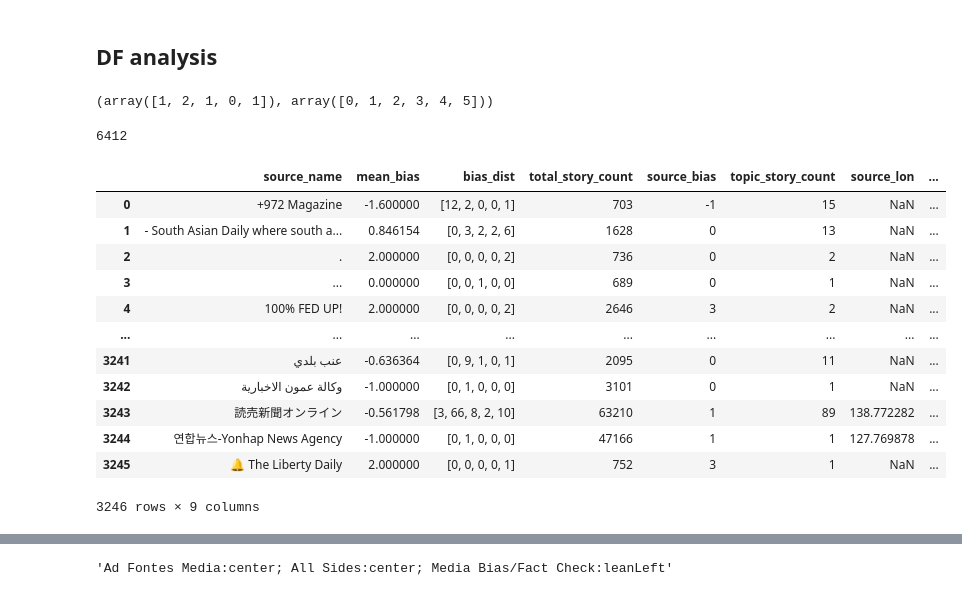
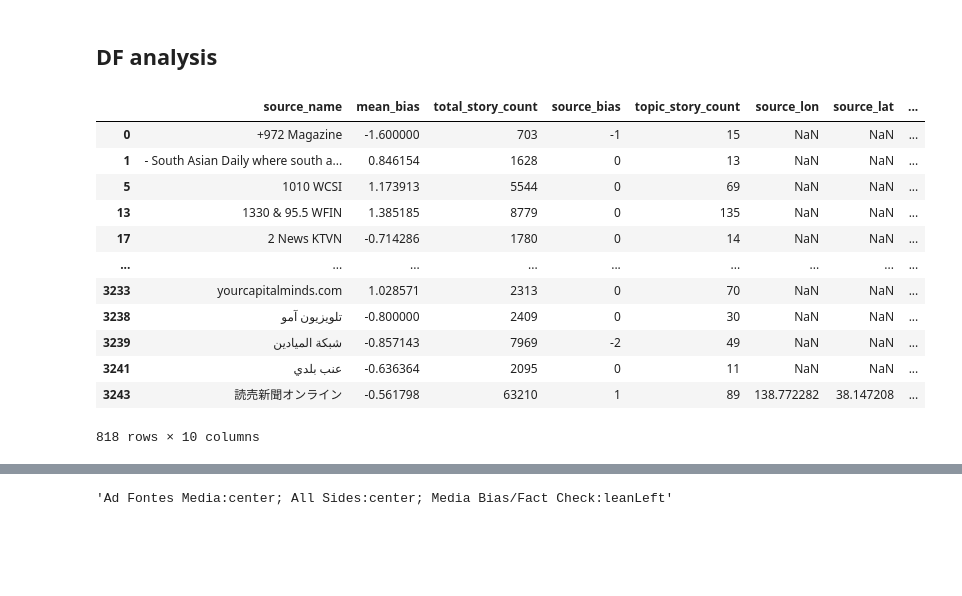
Before and after one commit to DotIN13/ground-news-vis, a Jupyter notebook: inspect.ipynb, the cells around one changed output, grey strips where cells are left out. Saved outputs shown, nothing was run; the diff lists cells and outputs as text; code cells hidden in the pictures; blank space fills up the shorter version.

```diff
--- a/inspect.ipynb
+++ b/inspect.ipynb
@@ -343,6 +345,7 @@ for story_id, group in df.groupby("story_id"):
     }
 
     articles = []
+    source_names = set()
 
     for i, row in enumerate(group.itertuples()):
         article = {
@@ -357,63 +360,76 @@ for story_id, group in df.groupby("story_id"):
             "article_image_url": row.article_image_url,
             "bias": row.llama_distill_bias,
         }
+        source_names.add(row.source_name)
         articles.append(article)
 
     story_data["articles"] = articles
+    story_data["source_names"] = ", ".join(source_names)
     stories.append(story_data)
 
 stories = sorted(stories, key=lambda x: x["surprise_index"], reverse=True)
 
 # Save to JSON file
-with open("data/israeli-palestinian-conflict.json", "w") as f:
+with open("dist/israeli-palestinian-conflict.json", "w") as f:
     json.dump(stories, f)
 # %% [markdown]
 ## DF analysis
-# %%
-np.histogram([0, 1, 1, 2, 4], bins=[0, 1, 2, 3, 4, 5])
-# %% [output]
-(array([1, 2, 1, 0, 1]), array([0, 1, 2, 3, 4, 5]))
-# %%
-len(df["story_id"].unique())
-# %% [output]
-6412
+# %%
+surprise_index_mapping = {}
+
+for story in stories:
+    surprise_index_mapping[story["story_id"]] = story["surprise_index"]
+
+df["surprise_index"] = df["story_id"].map(surprise_index_mapping)
 # %%
-# Group the data by source_name and calculate the mean llama_distill_bias
-# Produce a dataset with source_name, mean llama_distill_bias, source story count, and source bias
-# Only keep sources with more than 10 entries
+import numpy as np
+import pandas as pd
+
+def compute_hist(series):
+    return np.histogram(series, bins=[0, 1, 2, 3, 4, 5])[0].tolist()
+
+def surprising_dist_func(x):
+    return compute_hist(x[df.loc[x.index, "surprise_index"] >= 1])
+
+def unsurprising_dist_func(x):
+    return compute_hist(x[df.loc[x.index, "surprise_index"] < 1])
+
 source_bias_df = df.groupby("source_name").agg(
     mean_bias=("llama_distill_bias", "mean"),
-    # The count for each bias -2 to 2
-    bias_dist=("llama_distill_bias", lambda x: np.histogram(x, bins=[0, 1, 2, 3, 4, 5])[0].tolist()),
     total_story_count=("source_storyCount", "last"),
     source_bias=("source_bias_num", "first"),
     topic_story_count=("story_id", "count"),
     source_lon=("source_lon", "first"),
     source_lat=("source_lat", "first"),
     source_owners=("source_owners", "first"),
+    surprising_dist=("llama_distill_bias", surprising_dist_func),
+    unsurprising_dist=("llama_distill_bias", unsurprising_dist_func),
 ).reset_index()
 
-# Filter sources with more than 10 entries
+# Apply transformation to center mean_bias
 source_bias_df["mean_bias"] = source_bias_df["mean_bias"] - 2
+
+# Filter sources with more than 10 articles
+source_bias_df = source_bias_df[source_bias_df["topic_story_count"] > 10]
 
 # Save to CSV
 source_bias_df.to_csv("dist/source_bias.csv", index=False)
 
 source_bias_df
 # %% [output]
-|  | source_name | mean_bias | bias_dist | total_story_count | source_bias | topic_story_count | source_lon | ... |
-| 0 | +972 Magazine | -1.600000 | [12, 2, 0, 0, 1] | 703 | -1 | 15 | NaN | ... |
-| 1 | - South Asian Daily where south a... | 0.846154 | [0, 3, 2, 2, 6] | 1628 | 0 | 13 | NaN | ... |
-| 2 | . | 2.000000 | [0, 0, 0, 0, 2] | 736 | 0 | 2 | NaN | ... |
-| 3 | ... | 0.000000 | [0, 0, 1, 0, 0] | 689 | 0 | 1 | NaN | ... |
-| 4 | 100% FED UP! | 2.000000 | [0, 0, 0, 0, 2] | 2646 | 3 | 2 | NaN | ... |
+|  | source_name | mean_bias | total_story_count | source_bias | topic_story_count | source_lon | source_lat | ... |
+| 0 | +972 Magazine | -1.600000 | 703 | -1 | 15 | NaN | NaN | ... |
+| 1 | - South Asian Daily where south a... | 0.846154 | 1628 | 0 | 13 | NaN | NaN | ... |
+| 5 | 1010 WCSI | 1.173913 | 5544 | 0 | 69 | NaN | NaN | ... |
+| 13 | 1330 & 95.5 WFIN | 1.385185 | 8779 | 0 | 135 | NaN | NaN | ... |
+| 17 | 2 News KTVN | -0.714286 | 1780 | 0 | 14 | NaN | NaN | ... |
 | ... | ... | ... | ... | ... | ... | ... | ... | ... |
-| 3241 | عنب بلدي | -0.636364 | [0, 9, 1, 0, 1] | 2095 | 0 | 11 | NaN | ... |
-| 3242 | وكالة عمون الاخبارية | -1.000000 | [0, 1, 0, 0, 0] | 3101 | 0 | 1 | NaN | ... |
-| 3243 | 読売新聞オンライン | -0.561798 | [3, 66, 8, 2, 10] | 63210 | 1 | 89 | 138.772282 | ... |
-| 3244 | 연합뉴스-Yonhap News Agency | -1.000000 | [0, 1, 0, 0, 0] | 47166 | 1 | 1 | 127.769878 | ... |
-| 3245 | 🔔 The Liberty Daily | 2.000000 | [0, 0, 0, 0, 1] | 752 | 3 | 1 | NaN | ... |
+| 3233 | yourcapitalminds.com | 1.028571 | 2313 | 0 | 70 | NaN | NaN | ... |
+| 3238 | تلویزیون آمو | -0.800000 | 2409 | 0 | 30 | NaN | NaN | ... |
+| 3239 | شبكة الميادين | -0.857143 | 7969 | -2 | 49 | NaN | NaN | ... |
+| 3241 | عنب بلدي | -0.636364 | 2095 | 0 | 11 | NaN | NaN | ... |
+| 3243 | 読売新聞オンライン | -0.561798 | 63210 | 1 | 89 | 138.772282 | 38.147208 | ... |
-3246 rows × 9 columns
+818 rows × 10 columns
 # %%
 source_bias_df[source_bias_df["source_owners"].notna()]
 # %% [output]
```
Also changed, not shown: parts of 2 cells of this notebook, 7 other files.
